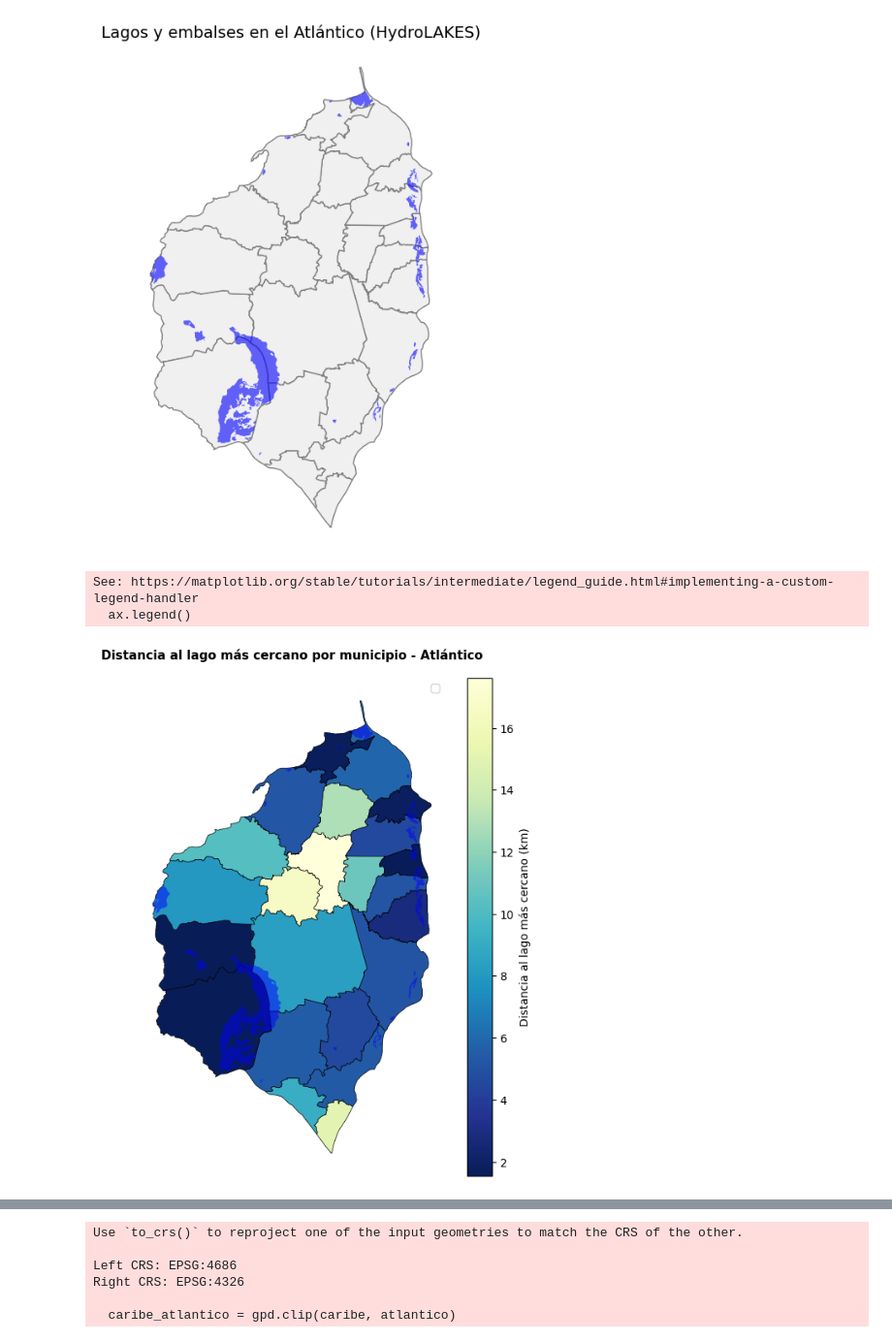
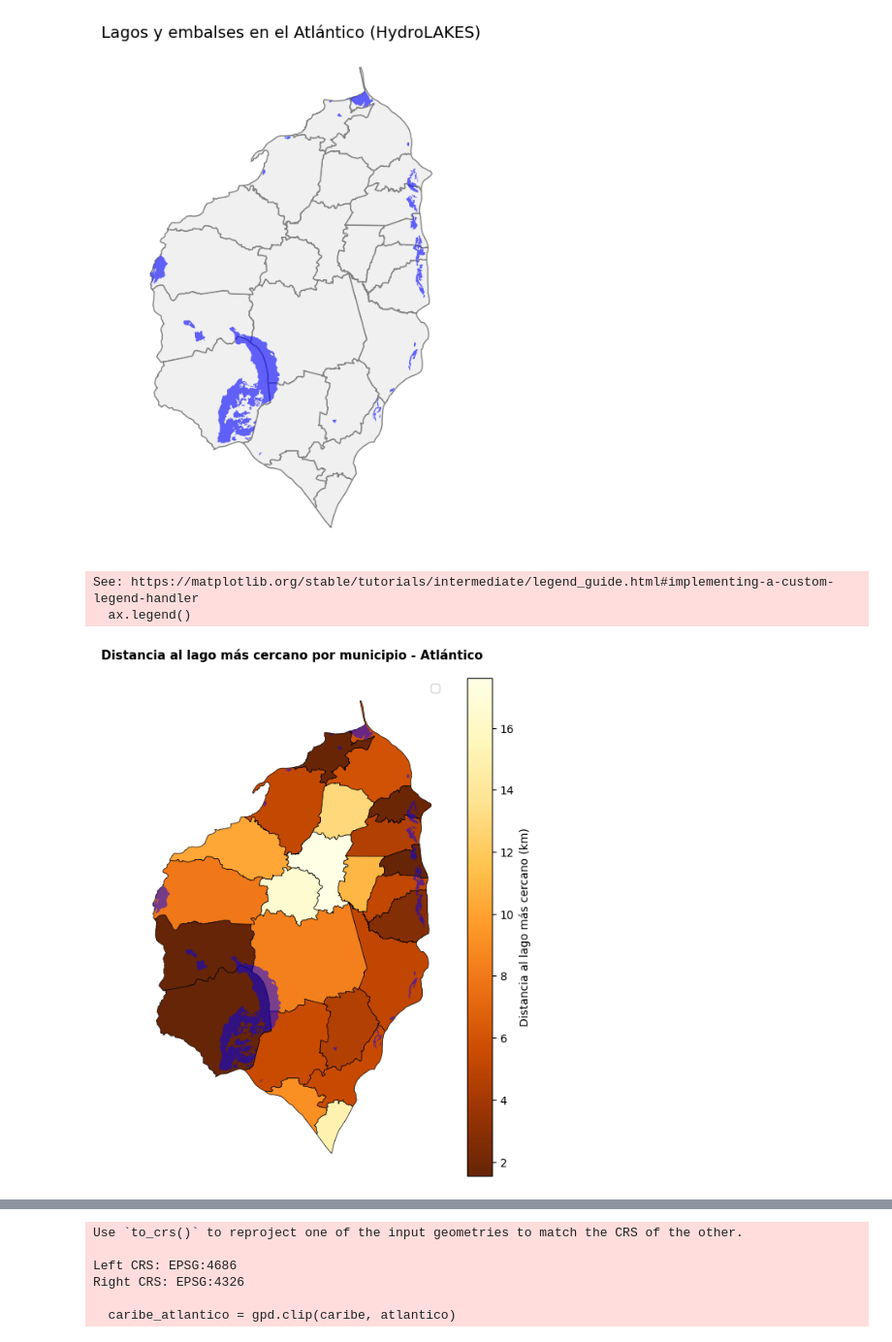
Before and after one commit to Darally06/Dengue_caracterization, a Jupyter notebook: archivosnc.ipynb, the cells around one changed output, grey strips where cells are left out. Shown at 97% size. Saved outputs shown, nothing was run; the diff lists cells and outputs as text; code cells hidden in the pictures.

```diff
--- a/archivosnc.ipynb
+++ b/archivosnc.ipynb
@@ -774,35 +805,35 @@ municipios_utm["centroide"] = municipios_utm.centroid
 lagos_union = lagos_utm.unary_union
 
 municipios_utm["dist_lago_m"] = municipios_utm["centroide"].apply(
     lambda x: x.distance(lagos_union)
 )
 
 # Convertir a kilómetros si prefieres
 municipios_utm["dist_lago_km"] = municipios_utm["dist_lago_m"] / 1000
 
 # ------------------------------------------------------------
 # 5️⃣ Visualización
 # ------------------------------------------------------------
 fig, ax = plt.subplots(figsize=(7, 8))
 municipios_utm.plot(
     column="dist_lago_km",
-    cmap="YlGnBu_r",
+    cmap="YlOrBr_r",
     linewidth=0.5,
     edgecolor="black",
     legend=True,
     legend_kwds={"label": "Distancia al lago más cercano (km)"},
     ax=ax
 )
 lagos_utm.plot(ax=ax, color="blue", alpha=0.5, label="Lagos y embalses")
 
 ax.set_title("Distancia al lago más cercano por municipio - Atlántico", fontsize=11, weight="bold")
 ax.axis("off")
 ax.legend()
 plt.show()
 # %% [output]
 See: https://matplotlib.org/stable/tutorials/intermediate/legend_guide.html#implementing-a-custom-legend-handler
   ax.legend()
-[figure, old version]
+[figure, new version]
 # %%
 import geopandas as gpd
 import matplotlib.pyplot as plt
```
Also changed, not shown: parts of 1 cell of this notebook.
